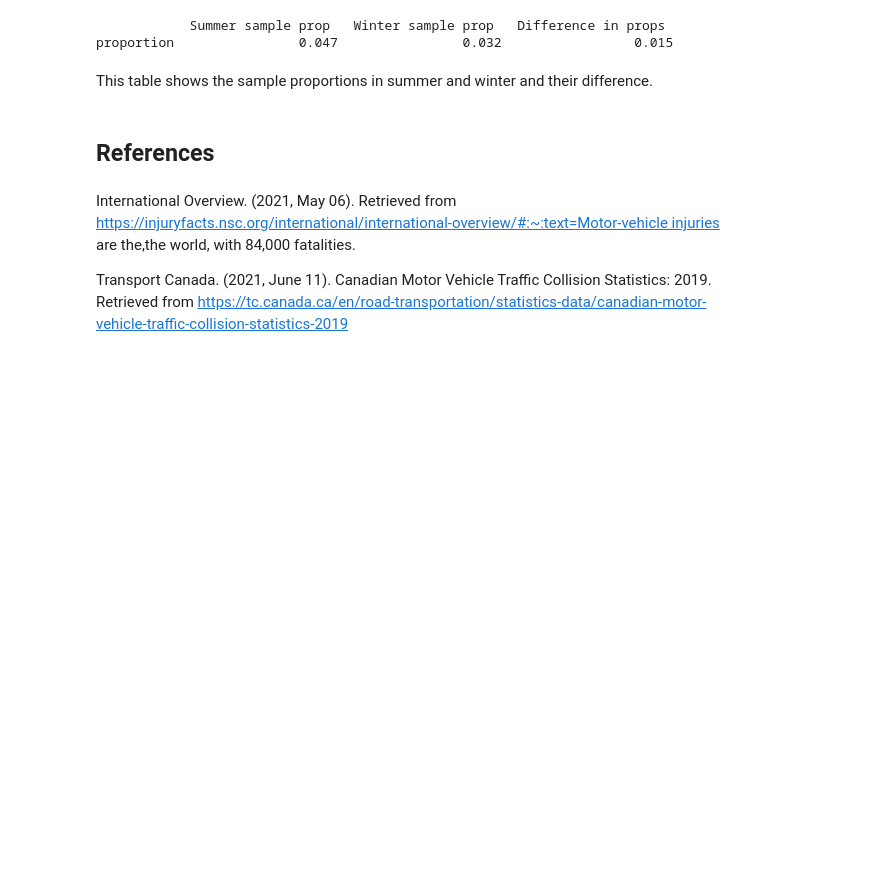
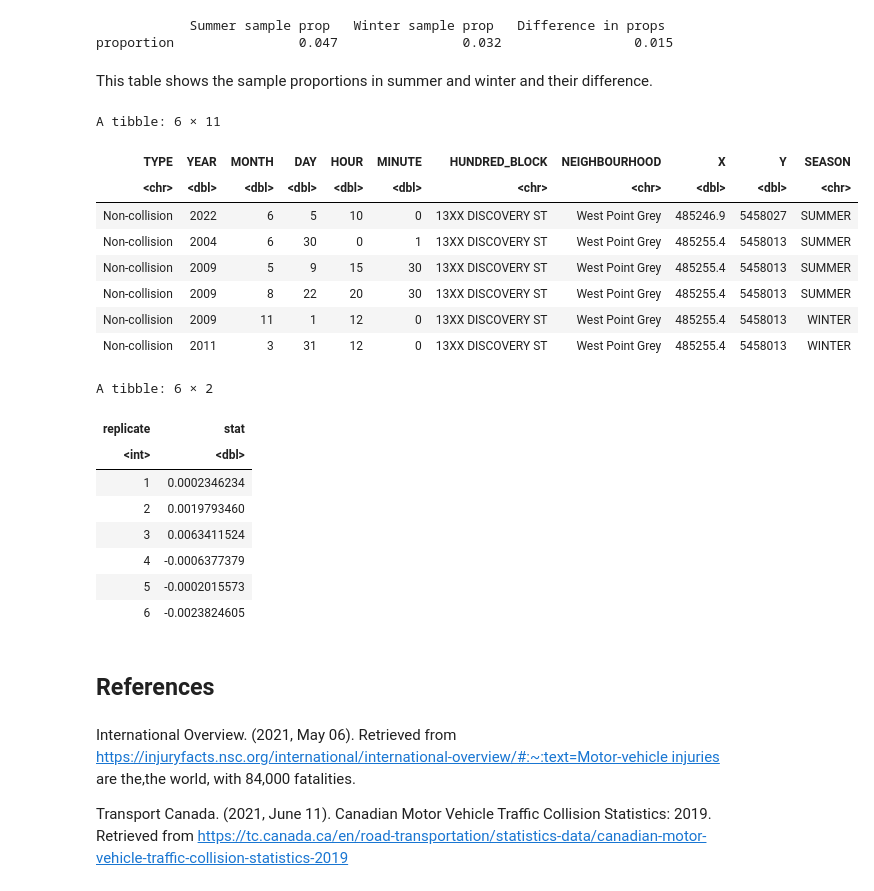
Before and after one commit to bernie-leung/STAT-201-group20newrepo, a Jupyter notebook: Project_proposal.ipynb, the cells around one changed output. Drawn from its saved outputs; the diff is of its cells as text; code cells hidden in the pictures; blank space fills up the shorter version.

Commit message:
hypothesis testing added

```diff
--- a/Project_proposal.ipynb
+++ b/Project_proposal.ipynb
@@ -198,6 +198,38 @@ tab_prop
 proportion                0.047                0.032                 0.015
 # %% [markdown]
 This table shows the sample proportions in summer and winter and their difference.
+# %%
+collisions_by_season <- crimes %>%
+                        mutate(SEASON = ifelse(MONTH %in% 4:9, "SUMMER", "WINTER")) %>%
+                        mutate(TYPE = ifelse(TYPE == "Vehicle Collision or Pedestrian Struck (with Injury)" | TYPE == "Vehicle Collision or Pedestrian Struck (with Fatality)", "Collision", "Non-collision"))
+
+head(collisions_by_season)
+
+collisions_hypo <- collisions_by_season %>%
+    specify(formula = TYPE ~ SEASON, success = "Collision") %>%
+  hypothesize(null = "independence") %>%
+  generate(reps = 1000, type = "permute") %>%
+  calculate(stat = "diff in props", order = c("SUMMER", "WINTER"))
+head(collisions_hypo)
+# %% [output]
+A tibble: 6 × 11
+| TYPE | YEAR | MONTH | DAY | HOUR | MINUTE | HUNDRED_BLOCK | NEIGHBOURHOOD | X | Y | SEASON |
+| <chr> | <dbl> | <dbl> | <dbl> | <dbl> | <dbl> | <chr> | <chr> | <dbl> | <dbl> | <chr> |
+| Non-collision | 2022 | 6 | 5 | 10 | 0 | 13XX DISCOVERY ST | West Point Grey | 485246.9 | 5458027 | SUMMER |
+| Non-collision | 2004 | 6 | 30 | 0 | 1 | 13XX DISCOVERY ST | West Point Grey | 485255.4 | 5458013 | SUMMER |
+| Non-collision | 2009 | 5 | 9 | 15 | 30 | 13XX DISCOVERY ST | West Point Grey | 485255.4 | 5458013 | SUMMER |
+| Non-collision | 2009 | 8 | 22 | 20 | 30 | 13XX DISCOVERY ST | West Point Grey | 485255.4 | 5458013 | SUMMER |
+| Non-collision | 2009 | 11 | 1 | 12 | 0 | 13XX DISCOVERY ST | West Point Grey | 485255.4 | 5458013 | WINTER |
+| Non-collision | 2011 | 3 | 31 | 12 | 0 | 13XX DISCOVERY ST | West Point Grey | 485255.4 | 5458013 | WINTER |
+A tibble: 6 × 2
+| replicate | stat |
+| <int> | <dbl> |
+| 1 | 0.0002346234 |
+| 2 | 0.0019793460 |
+| 3 | 0.0063411524 |
+| 4 | -0.0006377379 |
+| 5 | -0.0002015573 |
+| 6 | -0.0023824605 |
 # %% [markdown]
 ## References
 # %% [markdown]
```
